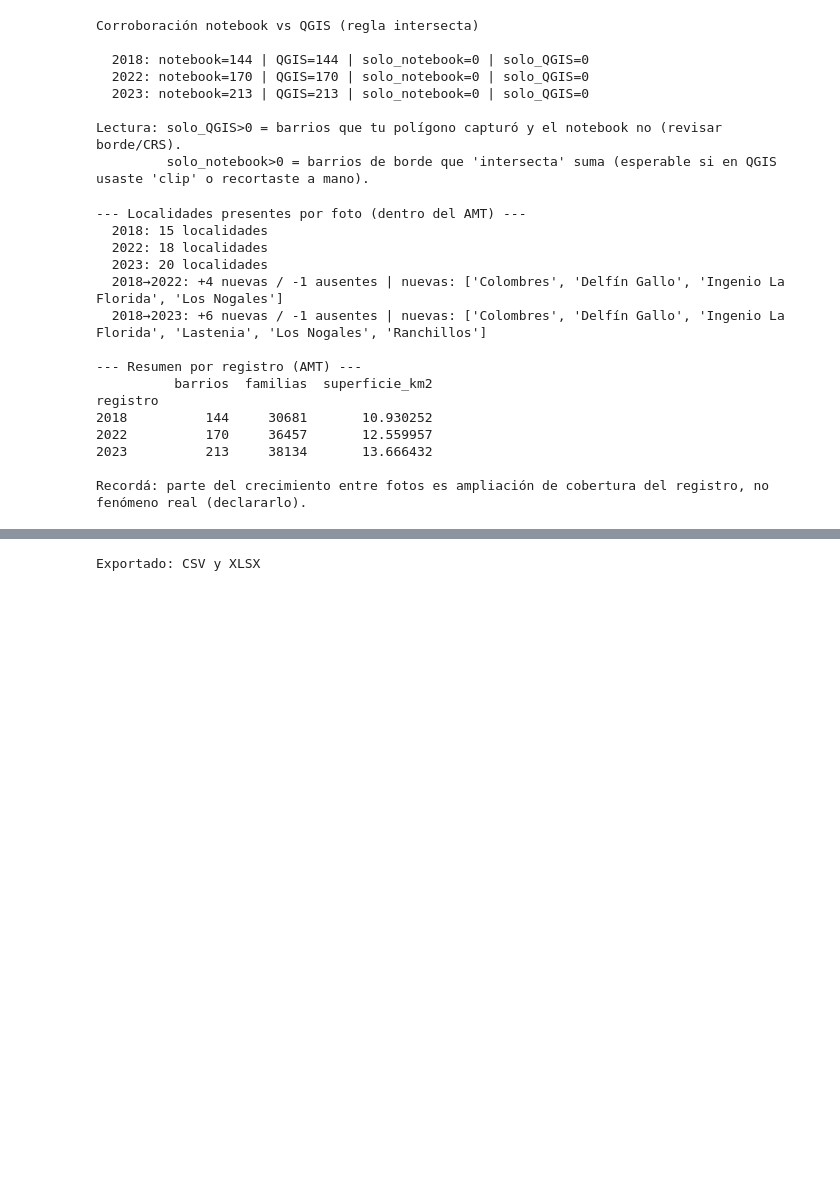
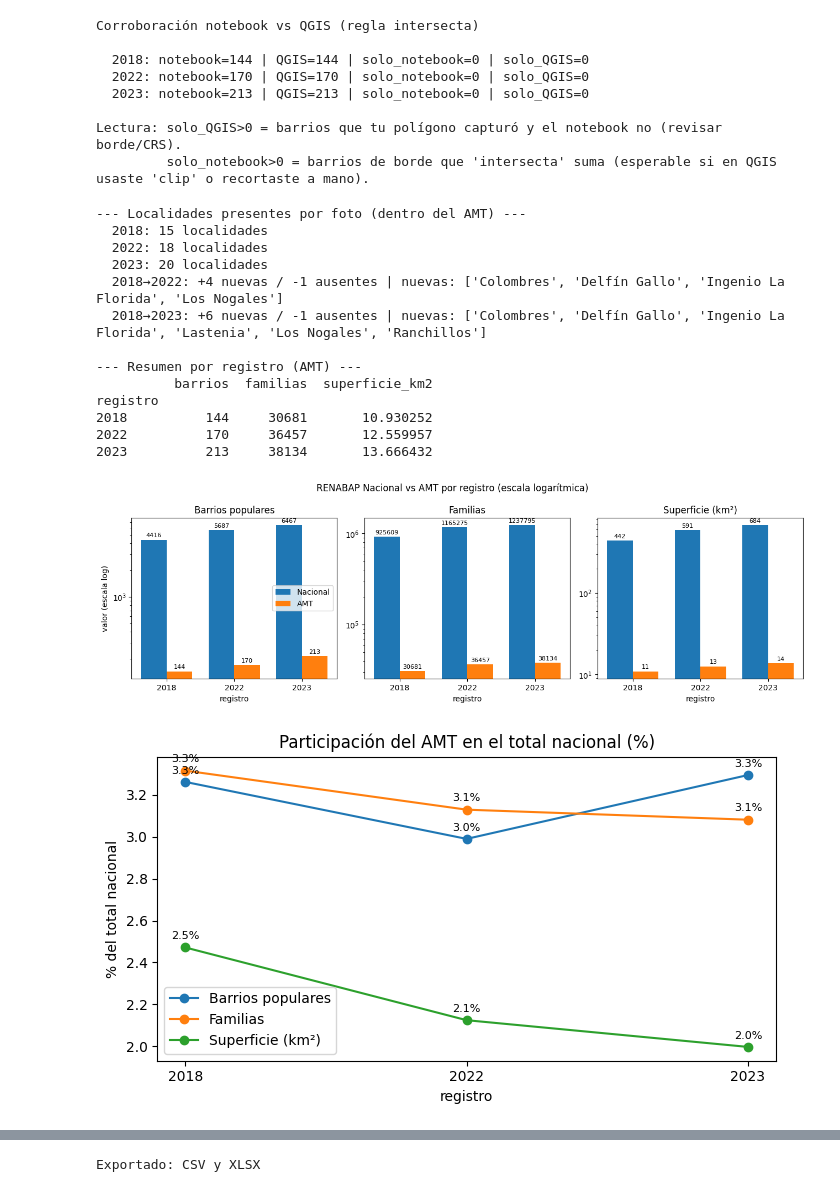
Before and after one commit to Camilamop/RENABAP, a Jupyter notebook: renabap.ipynb, the cells around one changed output, grey strips where cells are left out. Cells and saved outputs as stored; diff of their text form; code cells hidden in the pictures; blank space fills up the shorter version.

```diff
--- a/renabap.ipynb
+++ b/renabap.ipynb
@@ -423,7 +433,6 @@ resumen = maestra_amt.groupby("registro").agg(
     superficie_km2=("superficie_km2", "sum"),
 )
 print(resumen)
-print("\nRecordá: parte del crecimiento entre fotos es ampliación de cobertura del registro, no fenómeno real (declararlo).")
 # %% [output]
 --- Localidades presentes por foto (dentro del AMT) ---
   2018: 15 localidades
@@ -438,5 +447,67 @@ registro
 2018          144     30681       10.930252
 2022          170     36457       12.559957
 2023          213     38134       13.666432
-
-Recordá: parte del crecimiento entre fotos es ampliación de cobertura del registro, no fenómeno real (declararlo).
+# %%
+# ============================================================
+# CELDA 9B — Comparación gráfica Nacional vs AMT (2018 / 2022 / 2023)
+# Métricas: barrios, familias, superficie (km²)
+# ============================================================
+import numpy as np
+import matplotlib.pyplot as plt
+
+for _v in ("maestra", "maestra_amt"):
+    if _v not in globals():
+        raise NameError(f"Falta '{_v}'. Corré la CELDA 5 y el Bloque 2 antes de esta.")
+
+ANIOS = [2018, 2022, 2023]
+
+def totales(df):
+    return df.groupby("registro").agg(
+        barrios=("id_renabap", "count"),
+        familias=("cant_familias", "sum"),
+        superficie_km2=("superficie_km2", "sum"),
+    ).reindex(ANIOS).astype(float)
+
+nac = totales(maestra)
+amt = totales(maestra_amt)
+
+METRICAS = [("barrios", "Barrios populares"),
+            ("familias", "Familias"),
+            ("superficie_km2", "Superficie (km²)")]
+
+x = np.arange(len(ANIOS))
+w = 0.38
+
+# --- Figura 1: absolutos Nacional vs AMT (escala log por la diferencia de magnitud) ---
+fig, axes = plt.subplots(1, 3, figsize=(13, 4.2))
+for ax, (col, titulo) in zip(axes, METRICAS):
+    b1 = ax.bar(x - w/2, nac[col], w, label="Nacional")
+    b2 = ax.bar(x + w/2, amt[col], w, label="AMT")
+    ax.set_yscale("log")
+    ax.set_title(titulo)
+    ax.set_xticks(x); ax.set_xticklabels(ANIOS); ax.set_xlabel("registro")
+    ax.bar_label(b1, fmt="%.0f", padding=2, fontsize=8)
+    ax.bar_label(b2, fmt="%.0f", padding=2, fontsize=8)
+axes[0].set_ylabel("valor (escala log)")
+axes[0].legend()
+fig.suptitle("RENABAP Nacional vs AMT por registro (escala logarítmica)")
+plt.tight_layout(); plt.show()
+
+# --- Figura 2: participación del AMT en el total nacional (%) ---
+share = amt / nac * 100
+fig2, ax = plt.subplots(figsize=(7, 4))
+for col, titulo in METRICAS:
+    ax.plot(x, share[col], marker="o", label=titulo)
+    for xi, yi in zip(x, share[col]):
+        ax.annotate(f"{yi:.1f}%", (xi, yi), textcoords="offset points",
+                    xytext=(0, 6), ha="center", fontsize=8)
+ax.set_title("Participación del AMT en el total nacional (%)")
+ax.set_xticks(x); ax.set_xticklabels(ANIOS); ax.set_xlabel("registro")
+ax.set_ylabel("% del total nacional"); ax.legend()
+plt.tight_layout(); plt.show()
+
+# Números exactos de apoyo
+print("NACIONAL:\n", nac.round(2), "\n\nAMT:\n", amt.round(2), "\n\nParticipación AMT (%):\n", share.round(2))
+# %% [output]
+[figure, added]
+[figure, added]
```
Also changed, not shown: parts of 11 cells of this notebook.
